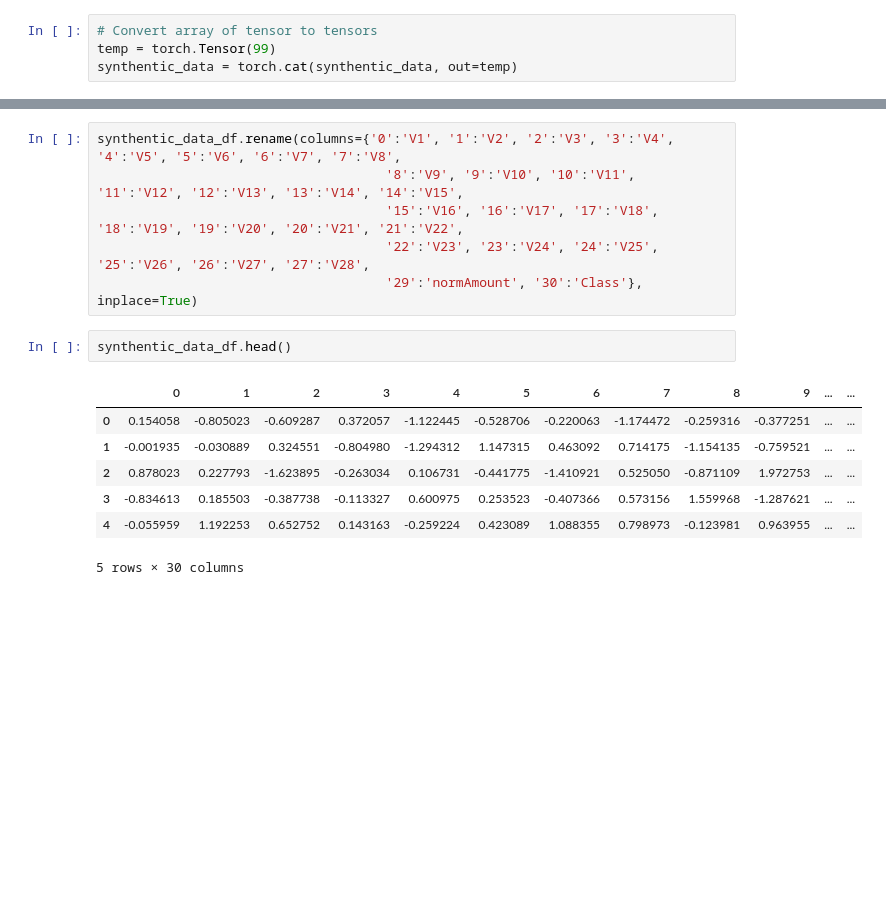
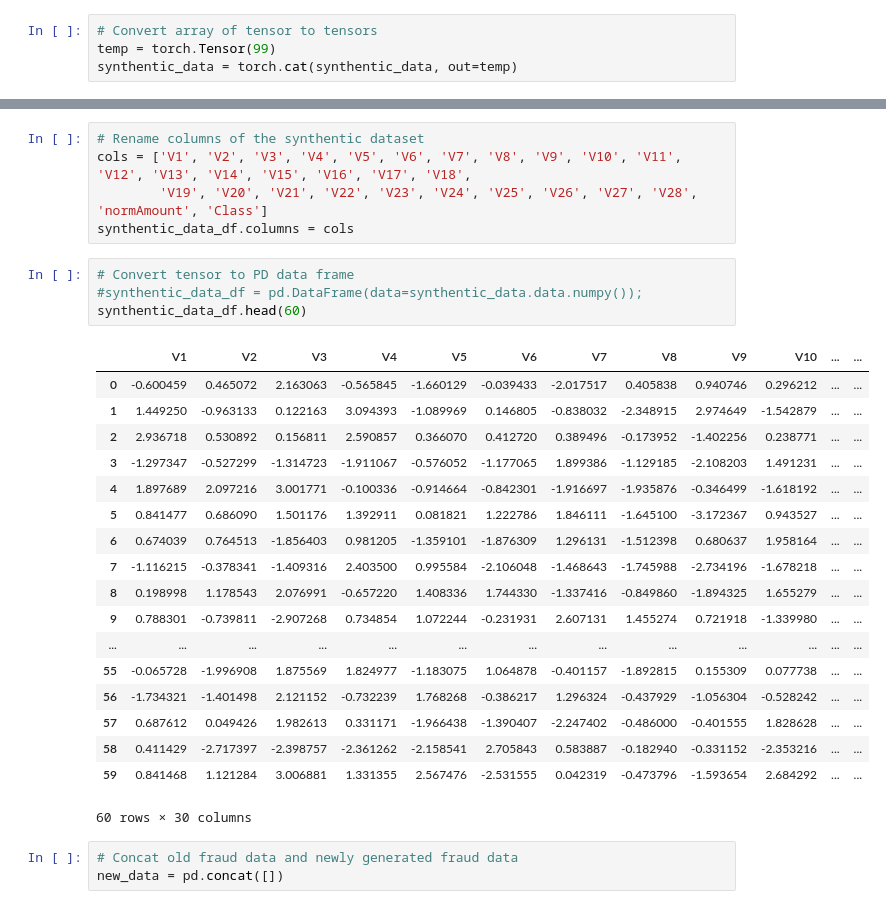
Before and after one commit to KiemNguyen/generative-adversarial-networks-for-fraud-detection, a Jupyter notebook: notebook/generative-adversarial-networks-for-fraud-detection.ipynb, the cells around one changed output, grey strips where cells are left out. Saved outputs shown, nothing was run; the diff lists cells and outputs as text; blank space fills up the shorter version.

```diff
--- a/notebook/generative-adversarial-networks-for-fraud-detection.ipynb
+++ b/notebook/generative-adversarial-networks-for-fraud-detection.ipynb
@@ -460,17 +460,32 @@ synthentic_data_df.head()
 5 rows × 30 columns
 # %%
-synthentic_data_df.rename(columns={'0':'V1', '1':'V2', '2':'V3', '3':'V4', '4':'V5', '5':'V6', '6':'V7', '7':'V8',
-                                     '8':'V9', '9':'V10', '10':'V11', '11':'V12', '12':'V13', '13':'V14', '14':'V15',
-                                     '15':'V16', '16':'V17', '17':'V18', '18':'V19', '19':'V20', '20':'V21', '21':'V22',
-                                     '22':'V23', '23':'V24', '24':'V25', '25':'V26', '26':'V27', '27':'V28',
-                                     '29':'normAmount', '30':'Class'}, inplace=True)
+# Rename columns of the synthentic dataset
+cols = ['V1', 'V2', 'V3', 'V4', 'V5', 'V6', 'V7', 'V8', 'V9', 'V10', 'V11', 'V12', 'V13', 'V14', 'V15', 'V16', 'V17', 'V18',
+        'V19', 'V20', 'V21', 'V22', 'V23', 'V24', 'V25', 'V26', 'V27', 'V28', 'normAmount', 'Class']
+synthentic_data_df.columns = cols
-# %%
-synthentic_data_df.head()
-# %% [output]
-|  | 0 | 1 | 2 | 3 | 4 | 5 | 6 | 7 | 8 | 9 | ... | ... |
-| 0 | 0.154058 | -0.805023 | -0.609287 | 0.372057 | -1.122445 | -0.528706 | -0.220063 | -1.174472 | -0.259316 | -0.377251 | ... | ... |
-| 1 | -0.001935 | -0.030889 | 0.324551 | -0.804980 | -1.294312 | 1.147315 | 0.463092 | 0.714175 | -1.154135 | -0.759521 | ... | ... |
-| 2 | 0.878023 | 0.227793 | -1.623895 | -0.263034 | 0.106731 | -0.441775 | -1.410921 | 0.525050 | -0.871109 | 1.972753 | ... | ... |
-| 3 | -0.834613 | 0.185503 | -0.387738 | -0.113327 | 0.600975 | 0.253523 | -0.407366 | 0.573156 | 1.559968 | -1.287621 | ... | ... |
-| 4 | -0.055959 | 1.192253 | 0.652752 | 0.143163 | -0.259224 | 0.423089 | 1.088355 | 0.798973 | -0.123981 | 0.963955 | ... | ... |
-5 rows × 30 columns
+# %%
+# Convert tensor to PD data frame
+#synthentic_data_df = pd.DataFrame(data=synthentic_data.data.numpy());
+synthentic_data_df.head(60)
+# %% [output]
+|  | V1 | V2 | V3 | V4 | V5 | V6 | V7 | V8 | V9 | V10 | ... | ... |
+| 0 | -0.600459 | 0.465072 | 2.163063 | -0.565845 | -1.660129 | -0.039433 | -2.017517 | 0.405838 | 0.940746 | 0.296212 | ... | ... |
+| 1 | 1.449250 | -0.963133 | 0.122163 | 3.094393 | -1.089969 | 0.146805 | -0.838032 | -2.348915 | 2.974649 | -1.542879 | ... | ... |
+| 2 | 2.936718 | 0.530892 | 0.156811 | 2.590857 | 0.366070 | 0.412720 | 0.389496 | -0.173952 | -1.402256 | 0.238771 | ... | ... |
+| 3 | -1.297347 | -0.527299 | -1.314723 | -1.911067 | -0.576052 | -1.177065 | 1.899386 | -1.129185 | -2.108203 | 1.491231 | ... | ... |
+| 4 | 1.897689 | 2.097216 | 3.001771 | -0.100336 | -0.914664 | -0.842301 | -1.916697 | -1.935876 | -0.346499 | -1.618192 | ... | ... |
+| 5 | 0.841477 | 0.686090 | 1.501176 | 1.392911 | 0.081821 | 1.222786 | 1.846111 | -1.645100 | -3.172367 | 0.943527 | ... | ... |
+| 6 | 0.674039 | 0.764513 | -1.856403 | 0.981205 | -1.359101 | -1.876309 | 1.296131 | -1.512398 | 0.680637 | 1.958164 | ... | ... |
+| 7 | -1.116215 | -0.378341 | -1.409316 | 2.403500 | 0.995584 | -2.106048 | -1.468643 | -1.745988 | -2.734196 | -1.678218 | ... | ... |
+| 8 | 0.198998 | 1.178543 | 2.076991 | -0.657220 | 1.408336 | 1.744330 | -1.337416 | -0.849860 | -1.894325 | 1.655279 | ... | ... |
+| 9 | 0.788301 | -0.739811 | -2.907268 | 0.734854 | 1.072244 | -0.231931 | 2.607131 | 1.455274 | 0.721918 | -1.339980 | ... | ... |
+| ... | ... | ... | ... | ... | ... | ... | ... | ... | ... | ... | ... | ... |
+| 55 | -0.065728 | -1.996908 | 1.875569 | 1.824977 | -1.183075 | 1.064878 | -0.401157 | -1.892815 | 0.155309 | 0.077738 | ... | ... |
+| 56 | -1.734321 | -1.401498 | 2.121152 | -0.732239 | 1.768268 | -0.386217 | 1.296324 | -0.437929 | -1.056304 | -0.528242 | ... | ... |
+| 57 | 0.687612 | 0.049426 | 1.982613 | 0.331171 | -1.966438 | -1.390407 | -2.247402 | -0.486000 | -0.401555 | 1.828628 | ... | ... |
+| 58 | 0.411429 | -2.717397 | -2.398757 | -2.361262 | -2.158541 | 2.705843 | 0.583887 | -0.182940 | -0.331152 | -2.353216 | ... | ... |
+| 59 | 0.841468 | 1.121284 | 3.006881 | 1.331355 | 2.567476 | -2.531555 | 0.042319 | -0.473796 | -1.593654 | 2.684292 | ... | ... |
+60 rows × 30 columns
+# %%
+# Concat old fraud data and newly generated fraud data
+new_data = pd.concat([])
```
Also changed, not shown: parts of 6 cells of this notebook.
